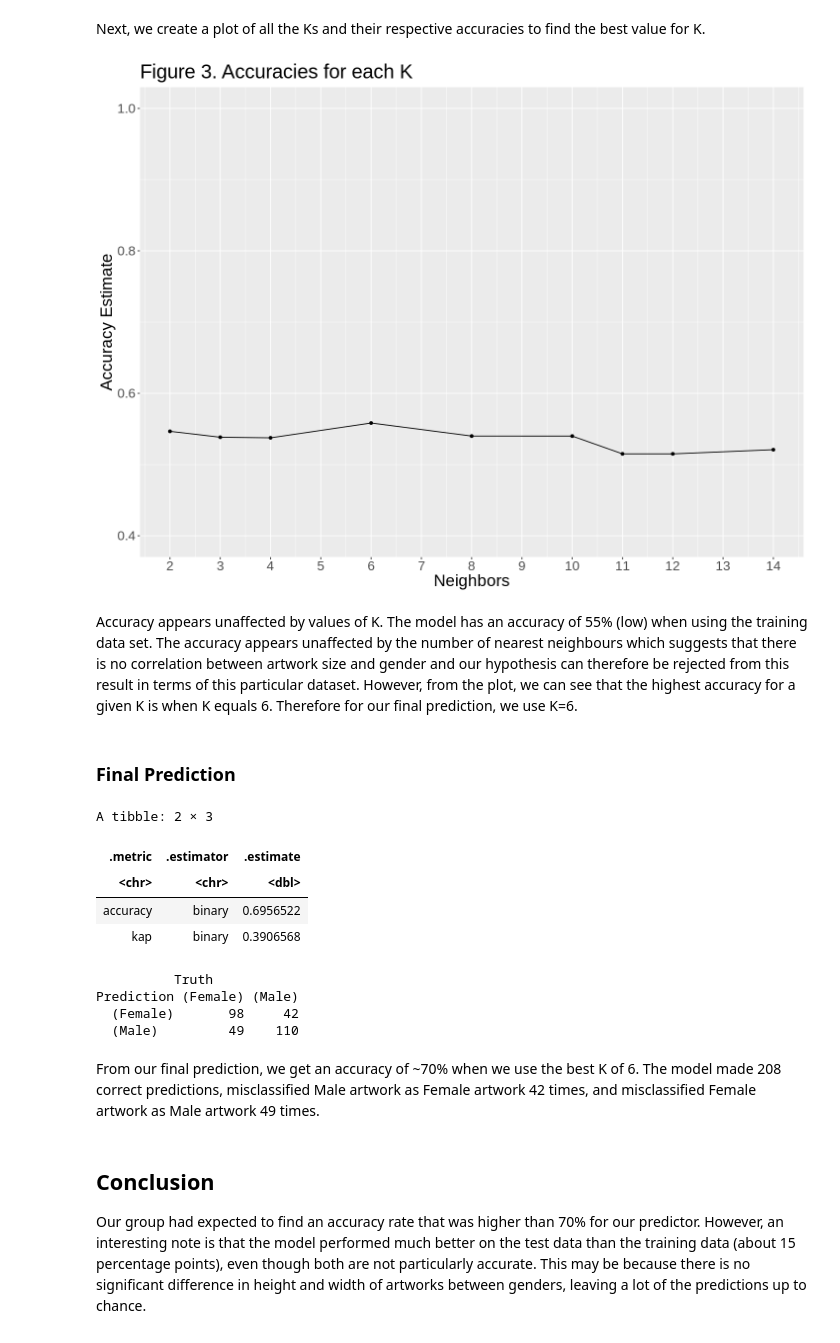
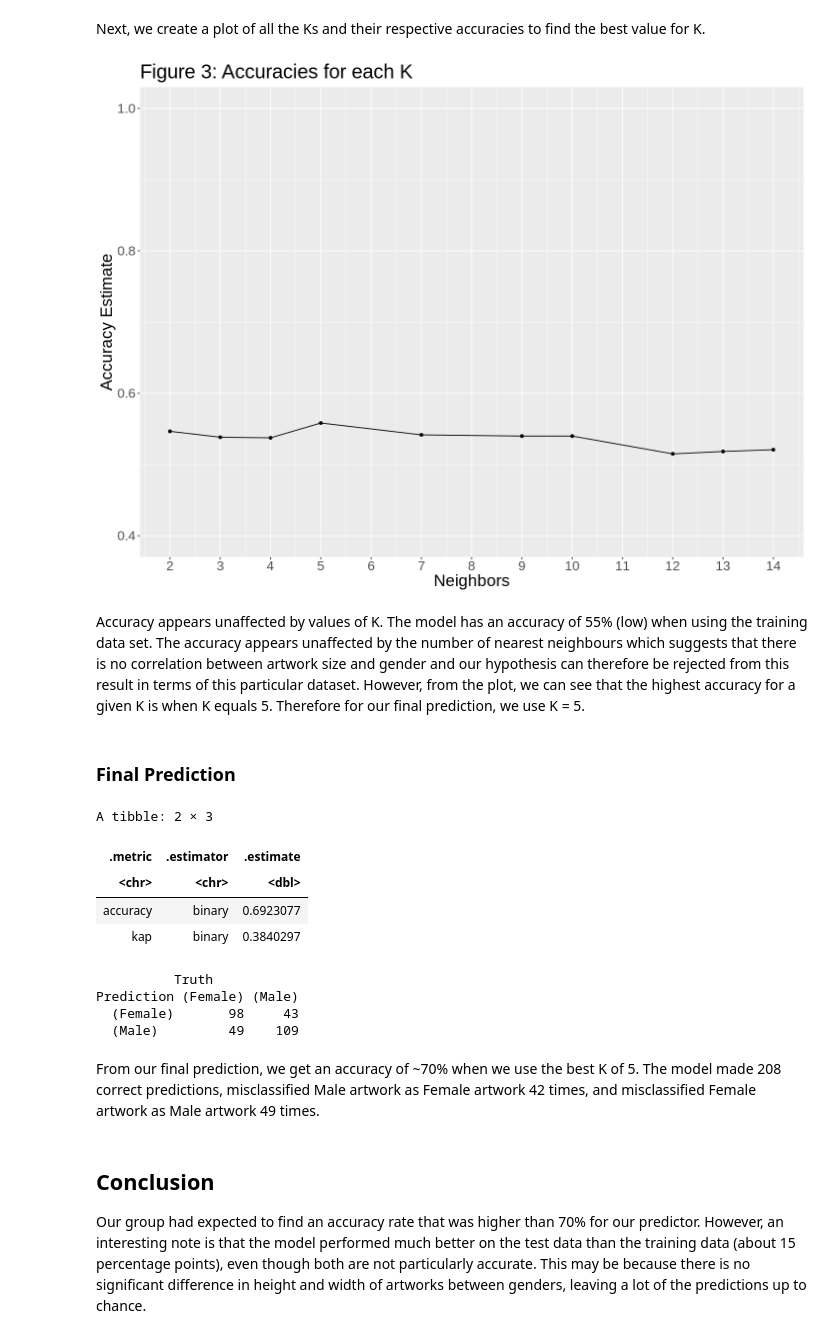
Before and after one commit to annekedresselhuis/DSCI-Group-Project, a Jupyter notebook: dec8_group_28_preliminary_analysis.ipynb, the cells around one changed output. Cells and saved outputs as stored; diff of their text form; code cells hidden in the pictures.

Commit message:
Changed k = 6 to k = 5 and added set.seed

```diff
--- a/dec8_group_28_preliminary_analysis.ipynb
+++ b/dec8_group_28_preliminary_analysis.ipynb
@@ -431,29 +432,30 @@ Next, we create a plot of all the Ks and their respective accuracies to find the
 # %%
 #view results
 accuracies <- artworks_tune_results %>%
       filter(.metric == 'accuracy')
-
+set.seed(1234)
 #plot the different accuracies of K
+options(repr.plot.height = 9, repr.plot.width = 12)
 accuracy_versus_k <- ggplot(accuracies, aes(x = neighbors, y = mean))+
       geom_point() +
       geom_line() +
       labs(x = "Neighbors", y = "Accuracy Estimate") +
-      ggtitle('Figure 3. Accuracies for each K') +
+      ggtitle('Figure 3: Accuracies for each K') +
       scale_x_continuous(breaks = seq(0, 14, by = 1)) +  # adjusting the x-axis
       scale_y_continuous(limits = c(0.4, 1.0)) + # adjusting the y-axis
       theme(text = element_text(size = 20))
 accuracy_versus_k
 # %% [output]
-[figure, old version]
+[figure, new version]
 # %% [markdown]
-Accuracy appears unaffected by values of K. The model has an accuracy of 55% (low) when using the training data set. The accuracy appears unaffected by the number of nearest neighbours which suggests that there is no correlation between artwork size and gender and our hypothesis can therefore be rejected from this result in terms of this particular dataset. However, from the plot, we can see that the highest accuracy for a given K is when K equals 6. Therefore for our final prediction, we use K=6.
+Accuracy appears unaffected by values of K. The model has an accuracy of 55% (low) when using the training data set. The accuracy appears unaffected by the number of nearest neighbours which suggests that there is no correlation between artwork size and gender and our hypothesis can therefore be rejected from this result in terms of this particular dataset. However, from the plot, we can see that the highest accuracy for a given K is when K equals 5. Therefore for our final prediction, we use K = 5.
 # %% [markdown]
 ### Final Prediction
 # %%
 set.seed(1234)
 
 # artworks_best_spec
-artworks_best_spec <- nearest_neighbor(weight_func = "rectangular", neighbors = 6) %>%
+artworks_best_spec <- nearest_neighbor(weight_func = "rectangular", neighbors = 5) %>%
                       set_engine("kknn") %>%
                       set_mode("classification")
 
@@ -479,14 +481,14 @@ artworks_conf_mat
 A tibble: 2 × 3
 | .metric | .estimator | .estimate |
 | <chr> | <chr> | <dbl> |
-| accuracy | binary | 0.6956522 |
-| kap | binary | 0.3906568 |
+| accuracy | binary | 0.6923077 |
+| kap | binary | 0.3840297 |
           Truth
 Prediction (Female) (Male)
-  (Female)       98     42
-  (Male)         49    110
+  (Female)       98     43
+  (Male)         49    109
 # %% [markdown]
-From our final prediction, we get an accuracy of ~70% when we use the best K of 6. The model made 208 correct predictions, misclassified Male artwork as Female artwork 42 times, and misclassified Female artwork as Male artwork 49 times.
+From our final prediction, we get an accuracy of ~70% when we use the best K of 5. The model made 208 correct predictions, misclassified Male artwork as Female artwork 42 times, and misclassified Female artwork as Male artwork 49 times.
 # %% [markdown]
 ## Conclusion
 
```
Also changed, not shown: parts of 2 cells of this notebook.
